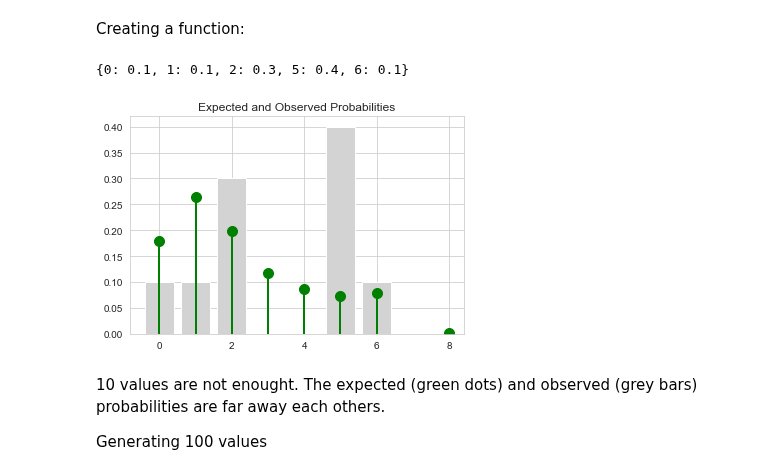
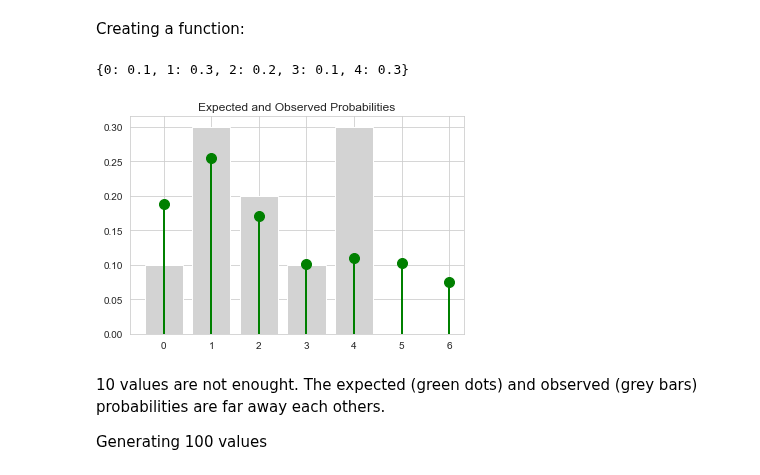
Before and after one commit to Goliath-Research/Computational-Statistics, a Jupyter notebook: 02-Probability & Distributions/04-Emp_Disc_Dist.ipynb, the cells around one changed output. Saved outputs shown, nothing was run; the diff lists cells and outputs as text; code cells hidden in the pictures.

```diff
--- a/02-Probability & Distributions/04-Emp_Disc_Dist.ipynb
+++ b/02-Probability & Distributions/04-Emp_Disc_Dist.ipynb
@@ -185,10 +189,11 @@ def generate_discrete_dist(n=10):
     plt.bar(elem, freq, color='lightgray')
     plt.title('Expected and Observed Probabilities');
-# %%
-generate_discrete_dist(10)
-# %% [output]
-{0: 0.1, 1: 0.1, 2: 0.3, 5: 0.4, 6: 0.1}
-[figure, removed]
+# %%
+# The default value is n=10
+generate_discrete_dist(new_disc_f)
+# %% [output]
+{0: 0.1, 1: 0.3, 2: 0.2, 3: 0.1, 4: 0.3}
+[figure, added]
 # %% [markdown]
 10 values are not enought. The expected (green dots) and observed (grey bars) probabilities are far away each others.
 
```
Also changed, not shown: parts of 33 cells of this notebook, 1 other file.
